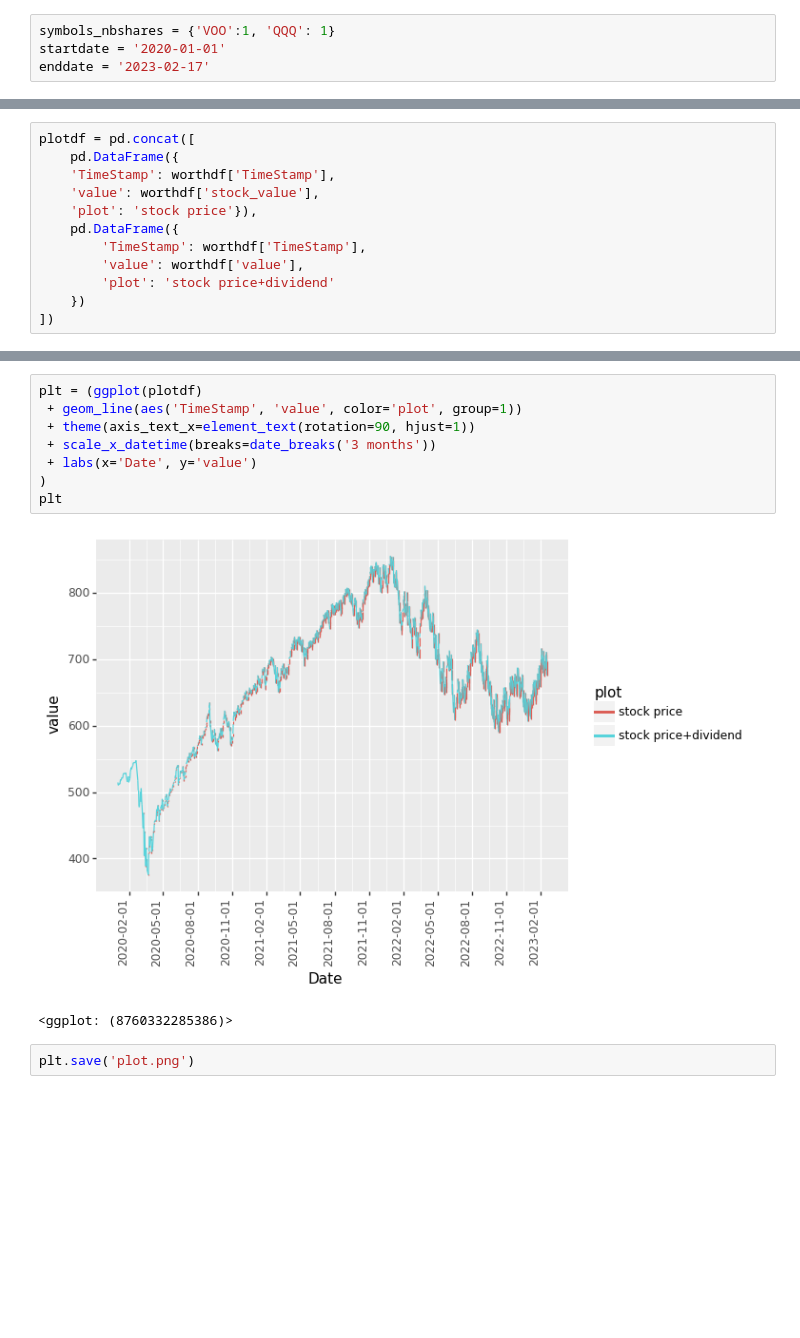
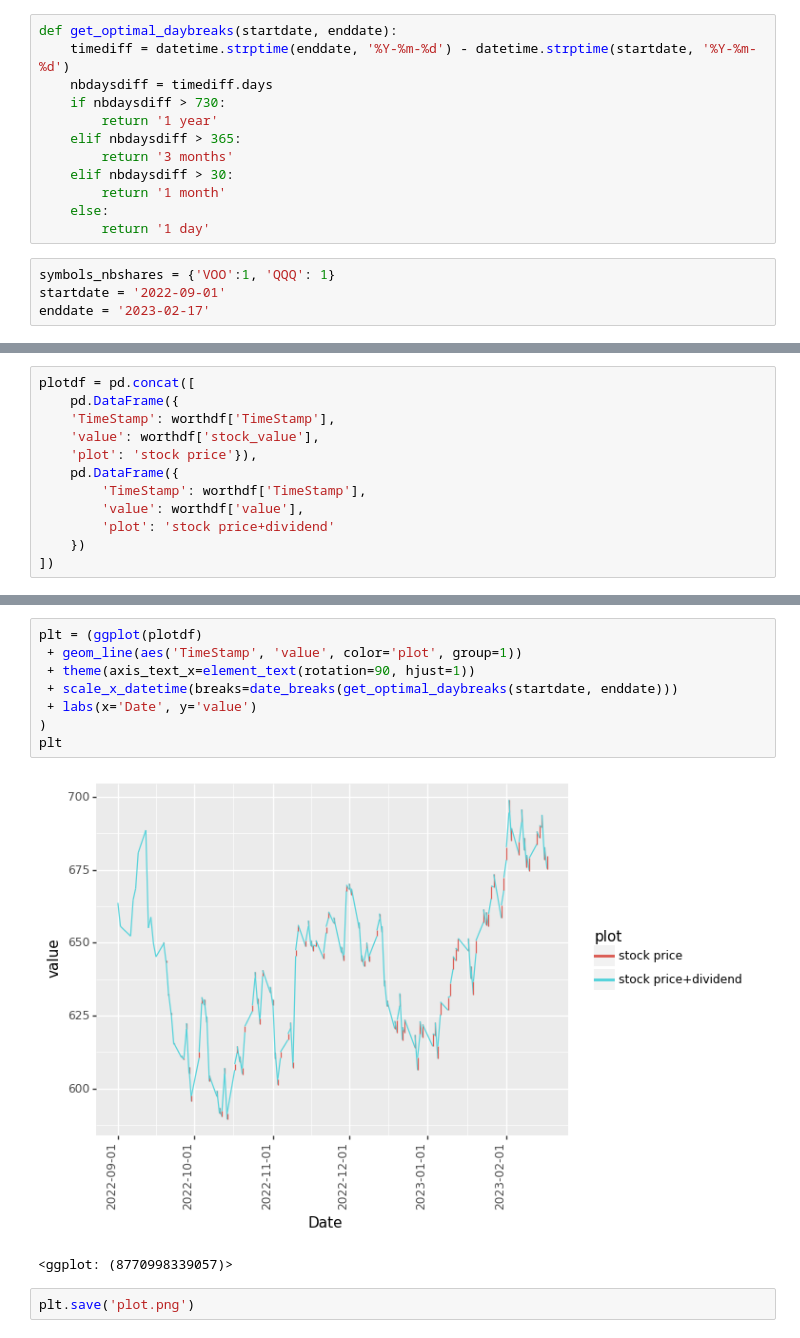
Before and after one commit to stephenhky/IPythonNotebooks, a Jupyter notebook: finport_ggplot2/plot_stock_trend.ipynb, the cells around one changed output, grey strips where cells are left out. Drawn from its saved outputs; the diff is of its cells as text; blank space fills up the shorter version.

Commit message:
test day breaks

```diff
--- a/finport_ggplot2/plot_stock_trend.ipynb
+++ b/finport_ggplot2/plot_stock_trend.ipynb
@@ -6,9 +8,21 @@ from matplotlib import pyplot as plt
 # %%
 from plotnine import ggplot, aes, geom_line, theme, element_text, scale_x_datetime, labs
 from mizani.breaks import date_breaks
+# %%
+def get_optimal_daybreaks(startdate, enddate):
+    timediff = datetime.strptime(enddate, '%Y-%m-%d') - datetime.strptime(startdate, '%Y-%m-%d')
+    nbdaysdiff = timediff.days
+    if nbdaysdiff > 730:
+        return '1 year'
+    elif nbdaysdiff > 365:
+        return '3 months'
+    elif nbdaysdiff > 30:
+        return '1 month'
+    else:
+        return '1 day'
 # %%
 symbols_nbshares = {'VOO':1, 'QQQ': 1}
-startdate = '2020-01-01'
+startdate = '2022-09-01'
 enddate = '2023-02-17'
 # %%
 portfolio = DynamicPortfolioWithDividends(symbols_nbshares, startdate)
@@ -58,14 +72,14 @@ plotdf
 # %%
 plt = (ggplot(plotdf)
  + geom_line(aes('TimeStamp', 'value', color='plot', group=1))
  + theme(axis_text_x=element_text(rotation=90, hjust=1))
- + scale_x_datetime(breaks=date_breaks('3 months'))
+ + scale_x_datetime(breaks=date_breaks(get_optimal_daybreaks(startdate, enddate)))
  + labs(x='Date', y='value')
 )
 plt
 # %% [output]
-[figure, old version]
+[figure, new version]
-<ggplot: (8760332285386)>
+<ggplot: (8770998339057)>
 # %%
 plt.save('plot.png')
 # %%
```
Also changed, not shown: parts of 3 cells of this notebook.
